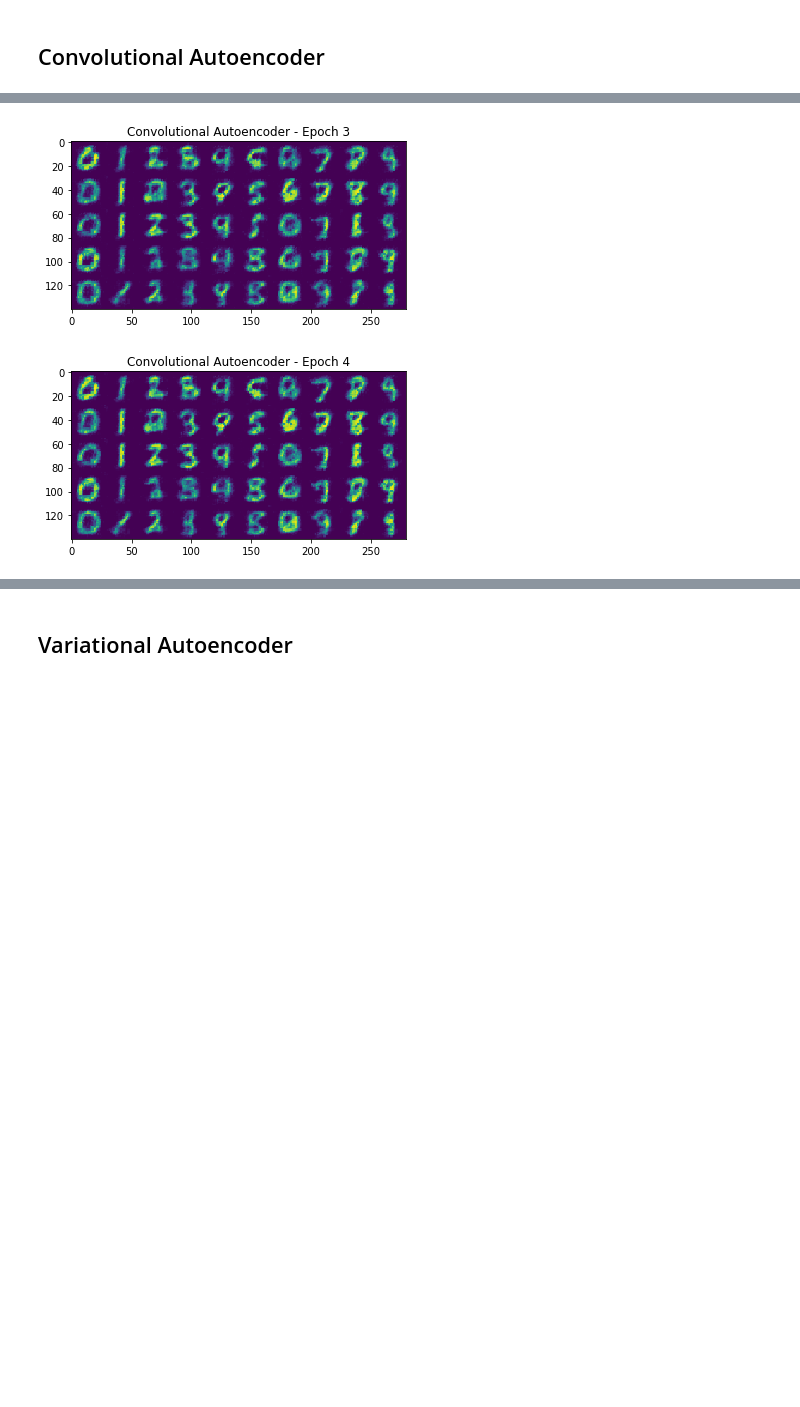
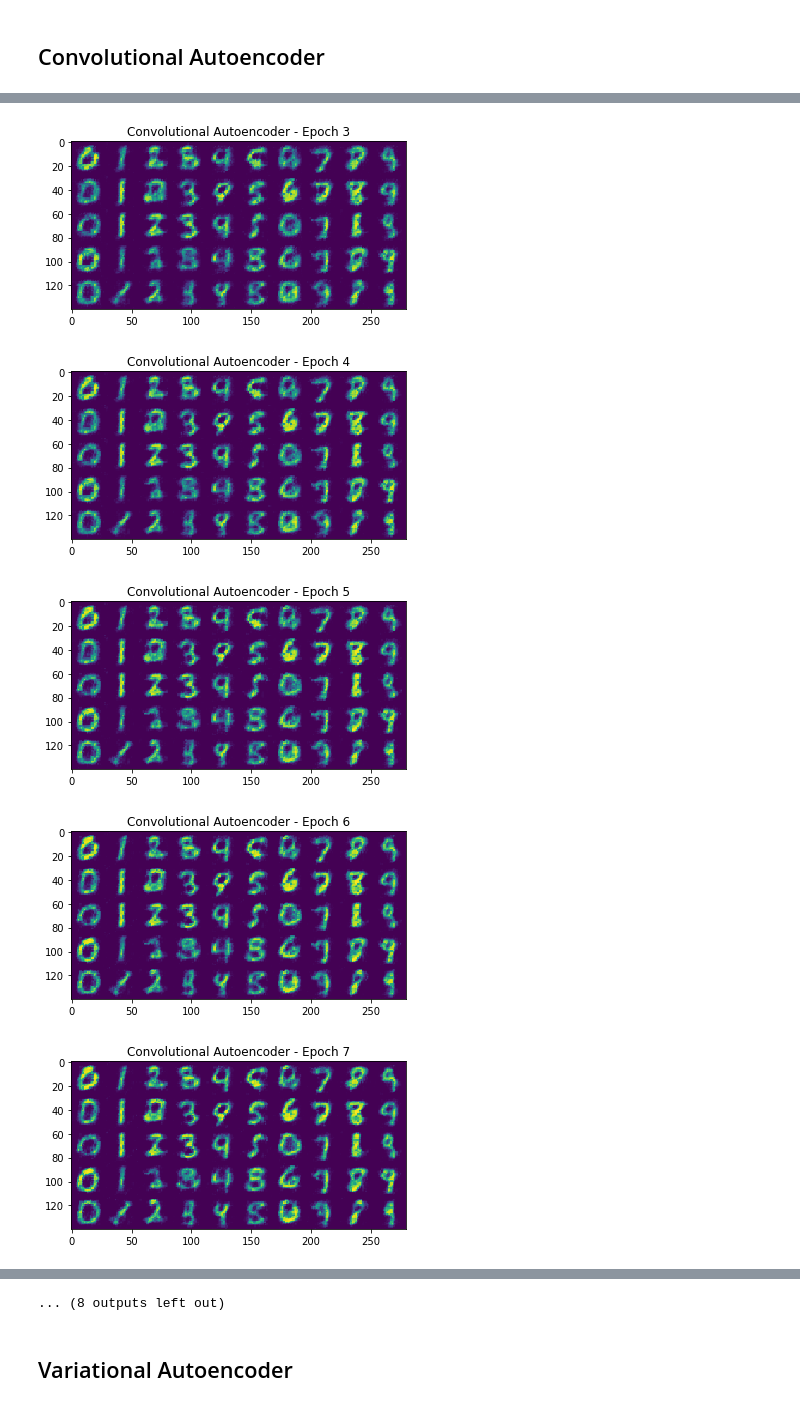
Before and after one commit to lharries/PyTorch-Autoencoders, a Jupyter notebook: autoencoders.ipynb, the cells around one changed output, grey strips where cells are left out. Cells and saved outputs as stored; diff of their text form; code cells hidden in the pictures; blank space fills up the shorter version.

Commit message:
combined image

```diff
--- a/autoencoders.ipynb
+++ b/autoencoders.ipynb
@@ -200,10 +211,13 @@ class CNNAutoencoder(nn.Module):
         return x
 # %%
 cnnAutoencoder = CNNAutoencoder().to(device)
-train(cnnAutoencoder, train_dataloader, test_dataloader, epochs=20, title='Convolutional Autoencoder')
+train(cnnAutoencoder, train_dataloader, test_dataloader, epochs=10, title='Convolutional Autoencoder')
 # %% [output]
 [figure]
 [figure]
 [figure]
 [figure]
 [figure]
+[figure, added]
+[figure, added]
+[figure, added]
@@ -210,3 +228,4 @@ train(cnnAutoencoder, train_dataloader, test_dataloader, epochs=20, title='Convo
+... (8 outputs left out)
 # %% [markdown]
 ## Variational Autoencoder
 # %%
```
Also changed, not shown: parts of 8 cells of this notebook, 6 other files.
